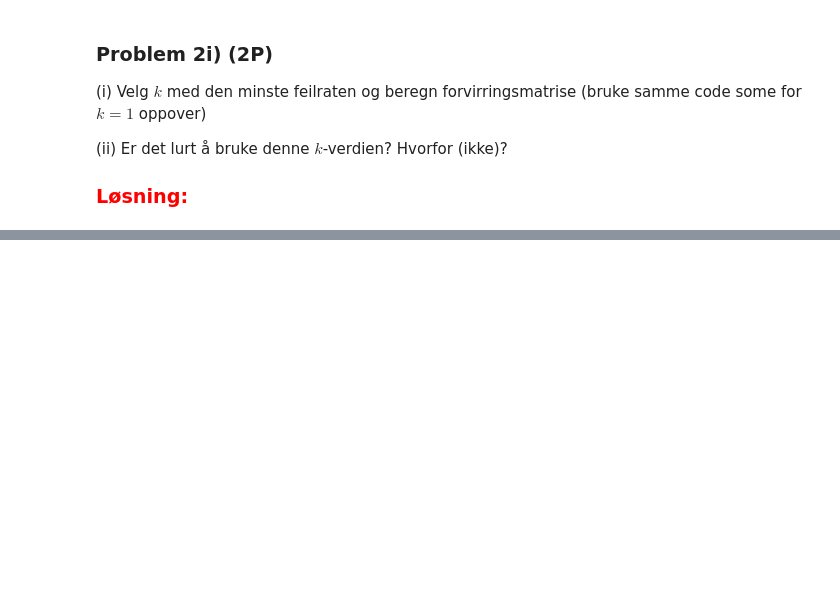
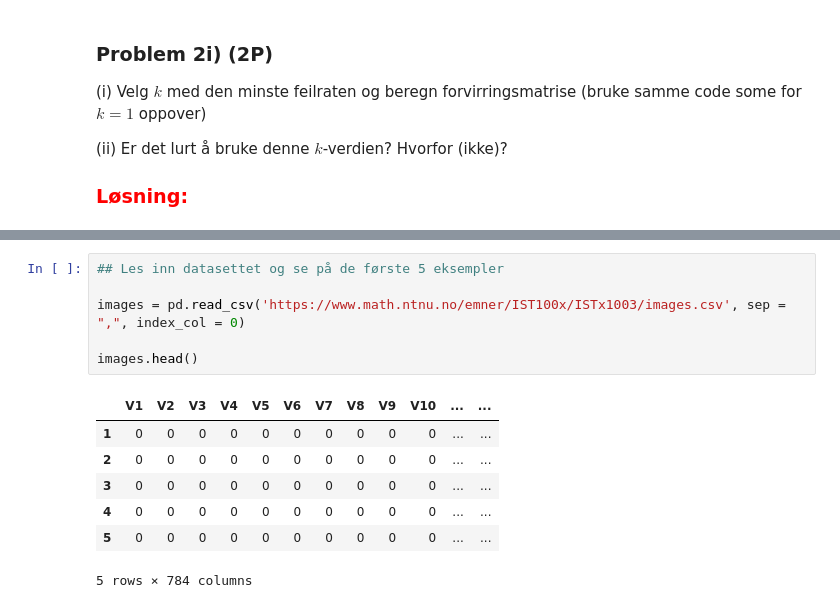
Before and after one commit to stefaniemuff/ISTx1003, a Jupyter notebook: Prosjekt2021/Prosjekt1003_2021.ipynb, the cells around one changed output, grey strips where cells are left out. Cells and saved outputs as stored; diff of their text form; blank space fills up the shorter version.

```diff
--- a/Prosjekt2021/Prosjekt1003_2021.ipynb
+++ b/Prosjekt2021/Prosjekt1003_2021.ipynb
@@ -731,0 +760,14 @@ Valideringsfeilrate:
+# %%
+## Les inn datasettet og se på de første 5 eksempler
+
+images = pd.read_csv('https://www.math.ntnu.no/emner/IST100x/ISTx1003/images.csv', sep = ",", index_col = 0)
+
+images.head()
+# %% [output]
+|  | V1 | V2 | V3 | V4 | V5 | V6 | V7 | V8 | V9 | V10 | ... | ... |
+| 1 | 0 | 0 | 0 | 0 | 0 | 0 | 0 | 0 | 0 | 0 | ... | ... |
+| 2 | 0 | 0 | 0 | 0 | 0 | 0 | 0 | 0 | 0 | 0 | ... | ... |
+| 3 | 0 | 0 | 0 | 0 | 0 | 0 | 0 | 0 | 0 | 0 | ... | ... |
+| 4 | 0 | 0 | 0 | 0 | 0 | 0 | 0 | 0 | 0 | 0 | ... | ... |
+| 5 | 0 | 0 | 0 | 0 | 0 | 0 | 0 | 0 | 0 | 0 | ... | ... |
+5 rows × 784 columns
```
Also changed, not shown: parts of 19 cells of this notebook.
